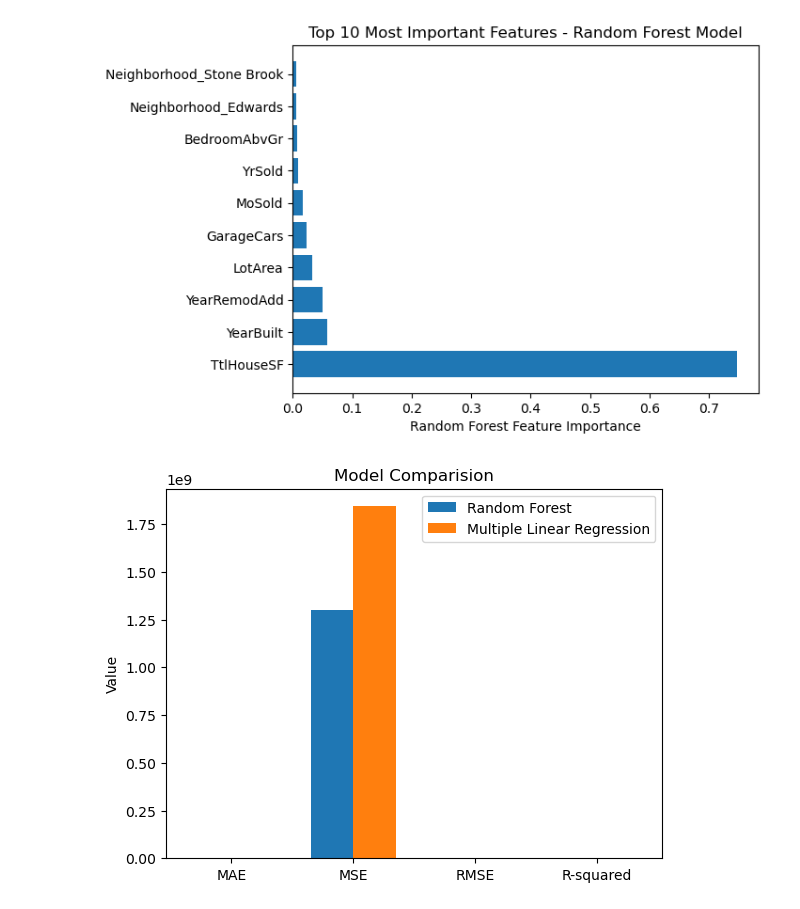
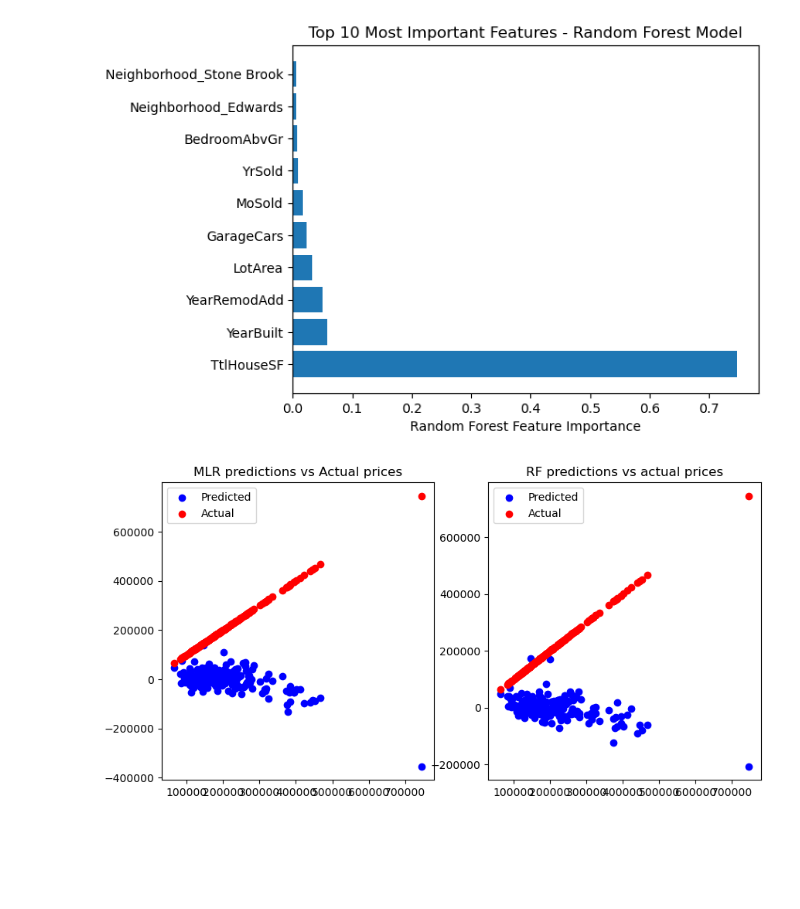
Before and after one commit to litarusso/House-Pricing, a Jupyter notebook: Deliverable2/Machine Learning Models.ipynb, the cells around one changed output. Saved outputs shown, nothing was run; the diff lists cells and outputs as text; code cells hidden in the pictures; blank space fills up the shorter version.

```diff
--- a/Deliverable2/Machine Learning Models.ipynb
+++ b/Deliverable2/Machine Learning Models.ipynb
@@ -311,24 +329,22 @@ plt.title("Top 10 Most Important Features - Random Forest Model")
 # %% [output]
 Text(0.5, 1.0, 'Top 10 Most Important Features - Random Forest Model')
 [figure]
-# %%
-# Create a bar chart to compare the performance of the two models
-metrics = ['MAE', 'MSE', 'RMSE', 'R-squared']
-values1 = [rf_mae, rf_mse, rf_rmse, rf_r2]
-values2 = [lr_mae, lr_mse, lr_rmse, lr_r2]
-
-x = np.arange(len(metrics))
-fig, ax = plt.subplots()
-bar_width = 0.35
-
-bar1 = ax.bar(x - bar_width/2, values1, bar_width, label='Random Forest')
-bar2 = ax.bar(x + bar_width/2, values2, bar_width, label='Multiple Linear Regression')
-
-ax.set_ylabel('Value')
-ax.set_xticks(x)
-ax.set_xticklabels(metrics)
-ax.legend()
-ax.set_title('Model Comparision')
-plt.show()
-# %% [output]
-[figure, removed]
+# %%
+import matplotlib.pyplot as plt
+
+lr_diff = lr_y_pred - y_test
+rf_diff = rf_y_pred - y_test
+
+# Plot the differences
+fig, ax = plt.subplots(1, 2, figsize=(10, 5))
+ax[0].scatter(y_test, lr_diff, c='blue', label='Predicted')
+ax[0].scatter(y_test, y_test, c='red', label='Actual')
+ax[0].set_title('MLR predictions vs Actual prices')
+ax[0].legend()
+ax[1].scatter(y_test, rf_diff, c='blue', label='Predicted')
+ax[1].scatter(y_test, y_test, c='red', label='Actual')
+ax[1].set_title('RF predictions vs actual prices')
+ax[1].legend()
+plt.show()
+# %% [output]
+[figure, added]
```
Also changed, not shown: parts of 5 cells of this notebook.
